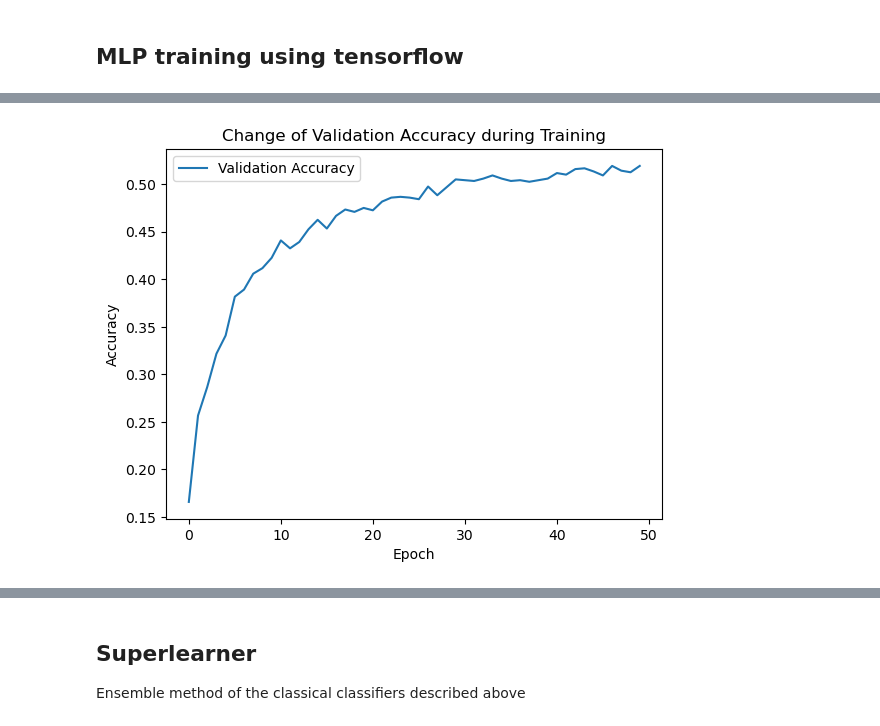
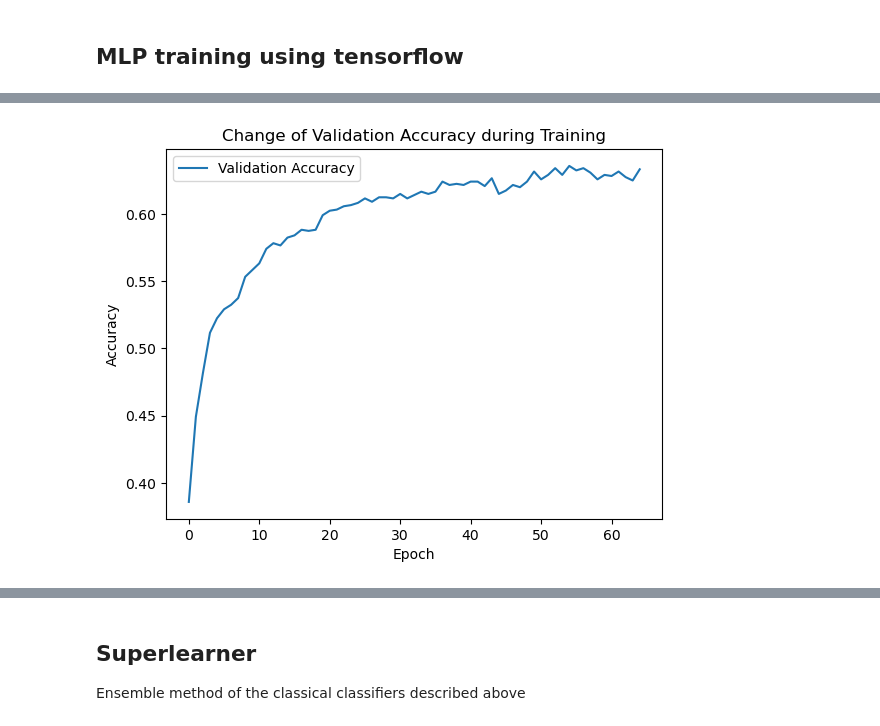
Before and after one commit to Daniel-Lin-S/SML_practical, a Jupyter notebook: AssessedPracticalSamplePythonCode.ipynb, the cells around one changed output, grey strips where cells are left out. Drawn from its saved outputs; the diff is of its cells as text; code cells hidden in the pictures.

Commit message:
added dimension reduction method for superlearner and NN

```diff
--- a/AssessedPracticalSamplePythonCode.ipynb
+++ b/AssessedPracticalSamplePythonCode.ipynb
@@ -623,19 +657,39 @@ from sklearn.decomposition import FastICA
 ICA = FastICA(n_components=40, random_state=2024)
 X_train_reduced = ICA.fit_transform(X_train_scaled)
 X_test_reduced = ICA.transform(X_test_scaled)
+# %%
+### dimension reduction -- chroma selection ###
+X_train, X_test, y_train, y_test = train_test_split(X, y, test_size=0.2, random_state=466)
+
+### normalisation
+scaler = preprocessing.StandardScaler() # all mapped to [0, 1], uniform scaling
+# the normaliser only uses information from the training set
+X_train_scaled = scaler.fit_transform(X_train)
+X_test_scaled = scaler.transform(X_test)
+
+chromas = {'chroma_cens', 'chroma_cqt', 'chroma_stft'}
+chroma_choice = 'chroma_stft'
+removed_chromas = chromas.copy()
+removed_chromas.remove(chroma_choice)
+removed_chromas = list(removed_chromas)
+X_train_reduced = X_train_scaled[:, (X.columns.get_level_values('feature') != removed_chromas[0])
+                            & (X.columns.get_level_values('feature') != removed_chromas[1])]
+X_test_reduced = X_test_scaled[:, (X.columns.get_level_values('feature') != removed_chromas[0])
+                            & (X.columns.get_level_values('feature') != removed_chromas[1])]
 # %%
 tf.random.set_seed(2024)
 ### set basic parameters
-batch_size = 8
+batch_size = 16
 activation = 'prelu' # activation for the hidden layers: `relu`, `prelu`, `leakyrelu`
 learning_rate = 1e-4
-n_epoches = 50
-dropout_rate = 0.5 # set to 0 to avoid drop-out
-layer_widths = [128, 64] # number of hidden units in each hidden layer
-n_layers = len(layer_widths)
-normalisation = True
+n_epoches = 100
+dropout_rate = 0.3 # set to 0 to avoid drop-out
+layer_widths = [256, 128, 64] # number of hidden units in each hidden layer
+normalisation = False
+verbose = 1 # print outputs
 
 ### define architecture:
+n_layers = len(layer_widths)
 base_architecture = Sequential()
 base_architecture.add(InputLayer(input_shape=(X_train_reduced.shape[1],)))
 
@@ -660,11 +714,15 @@ for l in range(n_layers):
 base_architecture.add(Dense(units=8, activation = 'softmax'))
 
 # define the model with Adam optimiser
+early_stopping = EarlyStopping(monitor='val_accuracy', patience=10, restore_best_weights=True)
+
 model = Sequential.from_config(base_architecture.get_config())
 model.compile(optimizer=Adam(learning_rate=learning_rate),
     loss='sparse_categorical_crossentropy',
     metrics=['accuracy'])
-history = model.fit(X_train_reduced, y_train, epochs=n_epoches, batch_size=batch_size, validation_data=(X_test_reduced, y_test), verbose=0)
+history = model.fit(X_train_reduced, y_train, epochs=n_epoches, batch_size=batch_size,
+                    validation_data=(X_test_reduced, y_test), verbose=verbose,
+                    callbacks=[early_stopping])
 
 def plot_val_accuracy(history):
     """ Plot the change of validation accuracy """
@@ -681,2 +755,2 @@ plot_val_accuracy(history)
-[figure, old version]
+[figure, new version]
 # %%
```
Also changed, not shown: parts of 10 cells of this notebook.
